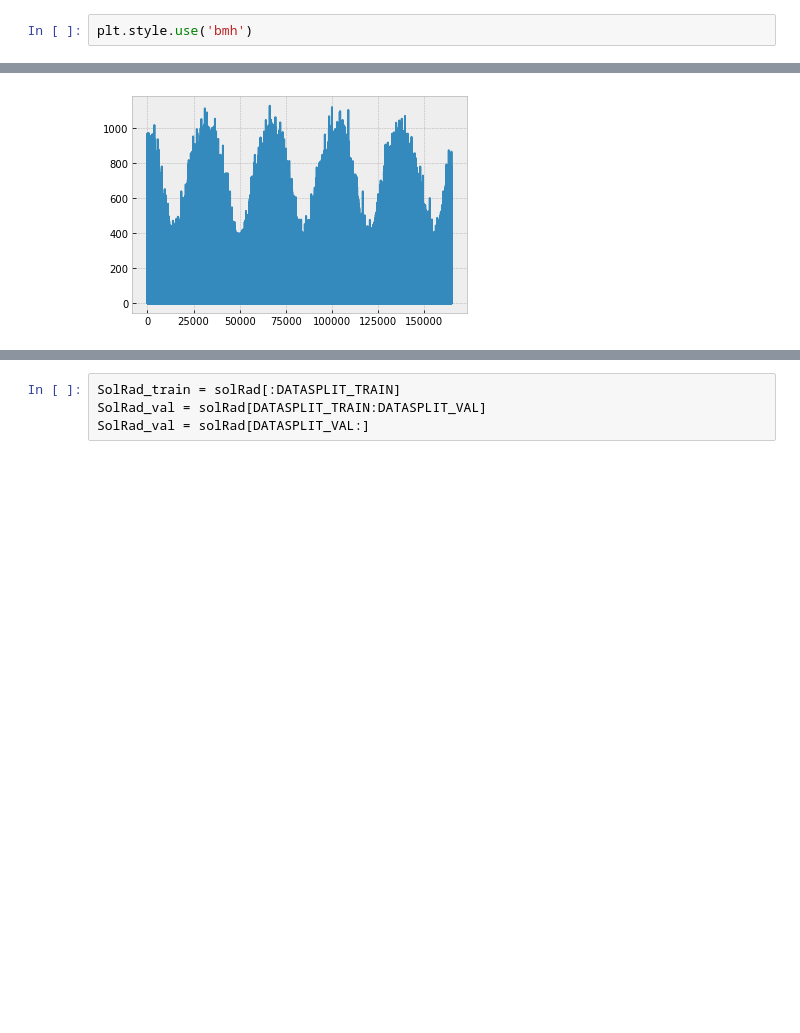
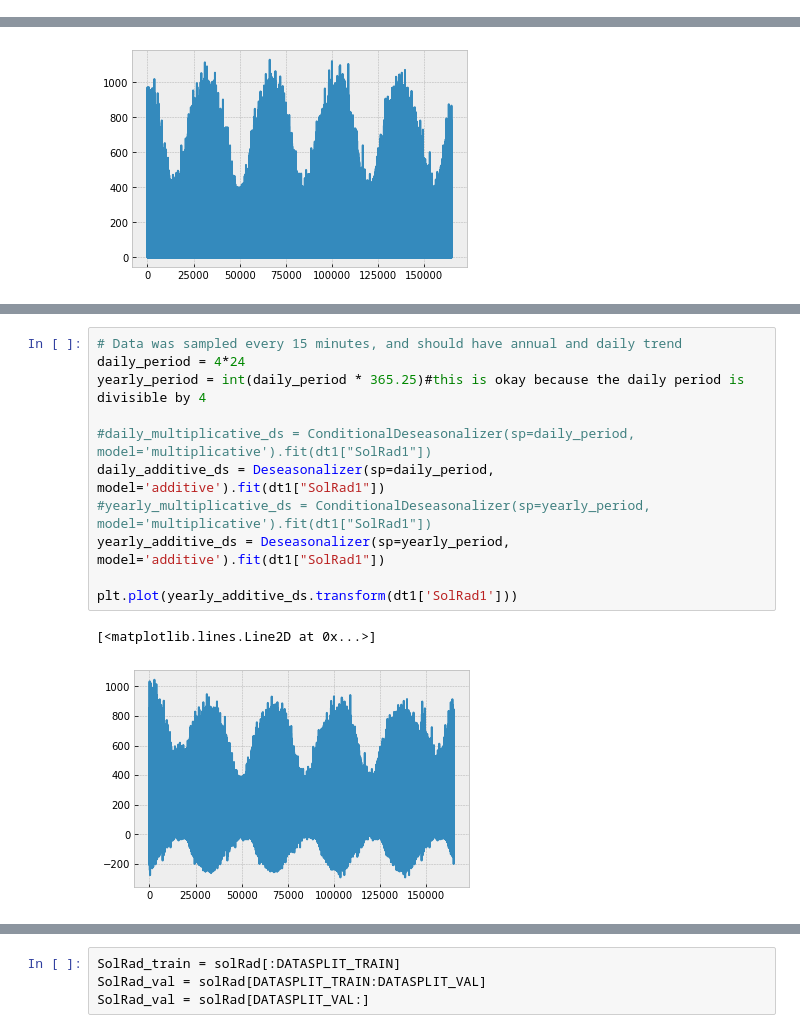
Before and after one commit to krbundy/SolarRadiationPrediction, a Jupyter notebook: Code/RadiationPrediction.ipynb, the cells around one changed output, grey strips where cells are left out. Saved outputs shown, nothing was run; the diff lists cells and outputs as text; blank space fills up the shorter version.

```diff
--- a/Code/RadiationPrediction.ipynb
+++ b/Code/RadiationPrediction.ipynb
@@ -58,2 +50,0 @@ GPUs Available 0
-# %%
-plt.style.use('bmh')
@@ -181,0 +194,14 @@ plt.show()
+# %%
+# Data was sampled every 15 minutes, and should have annual and daily trend
+daily_period = 4*24
+yearly_period = int(daily_period * 365.25)#this is okay because the daily period is divisible by 4
+
+#daily_multiplicative_ds = ConditionalDeseasonalizer(sp=daily_period, model='multiplicative').fit(dt1["SolRad1"])
+daily_additive_ds = Deseasonalizer(sp=daily_period, model='additive').fit(dt1["SolRad1"])
+#yearly_multiplicative_ds = ConditionalDeseasonalizer(sp=yearly_period, model='multiplicative').fit(dt1["SolRad1"])
+yearly_additive_ds = Deseasonalizer(sp=yearly_period, model='additive').fit(dt1["SolRad1"])
+
+plt.plot(yearly_additive_ds.transform(dt1['SolRad1']))
+# %% [output]
+[<matplotlib.lines.Line2D at 0x...>]
+[figure, added]
```
Also changed, not shown: parts of 44 cells of this notebook, 6 other files.
